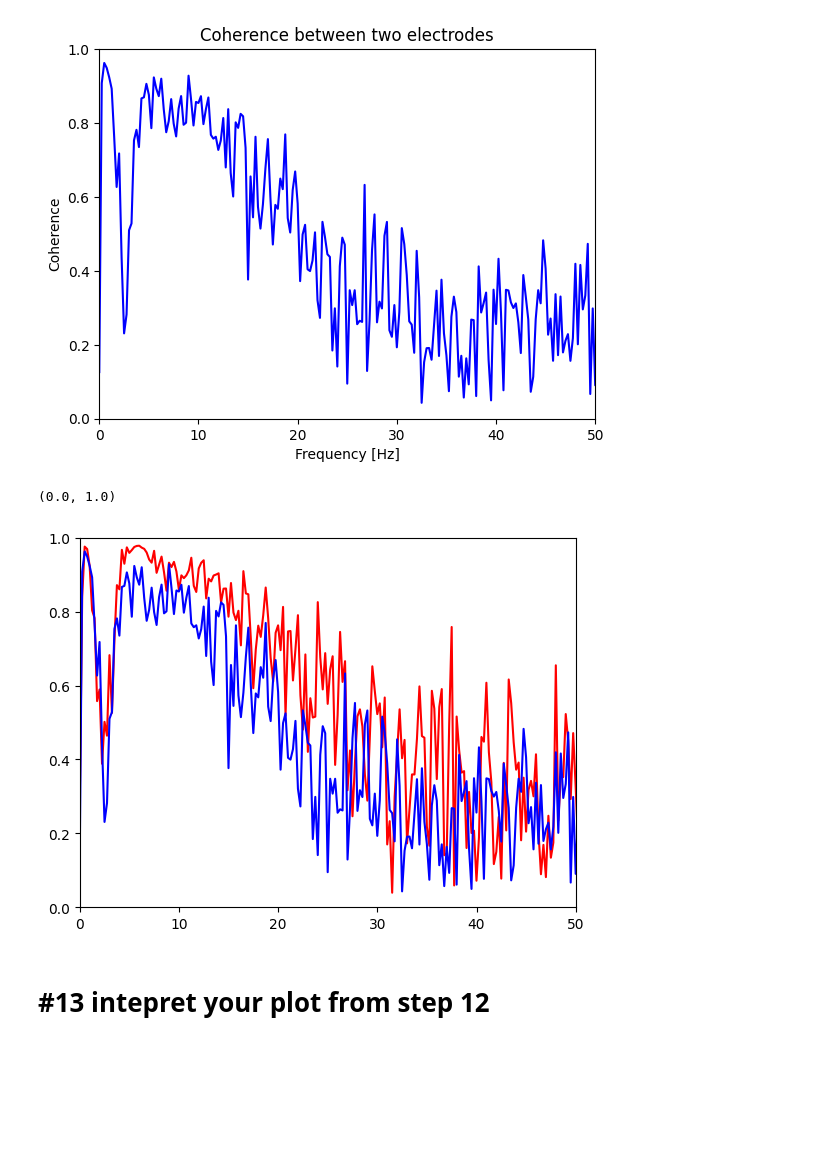
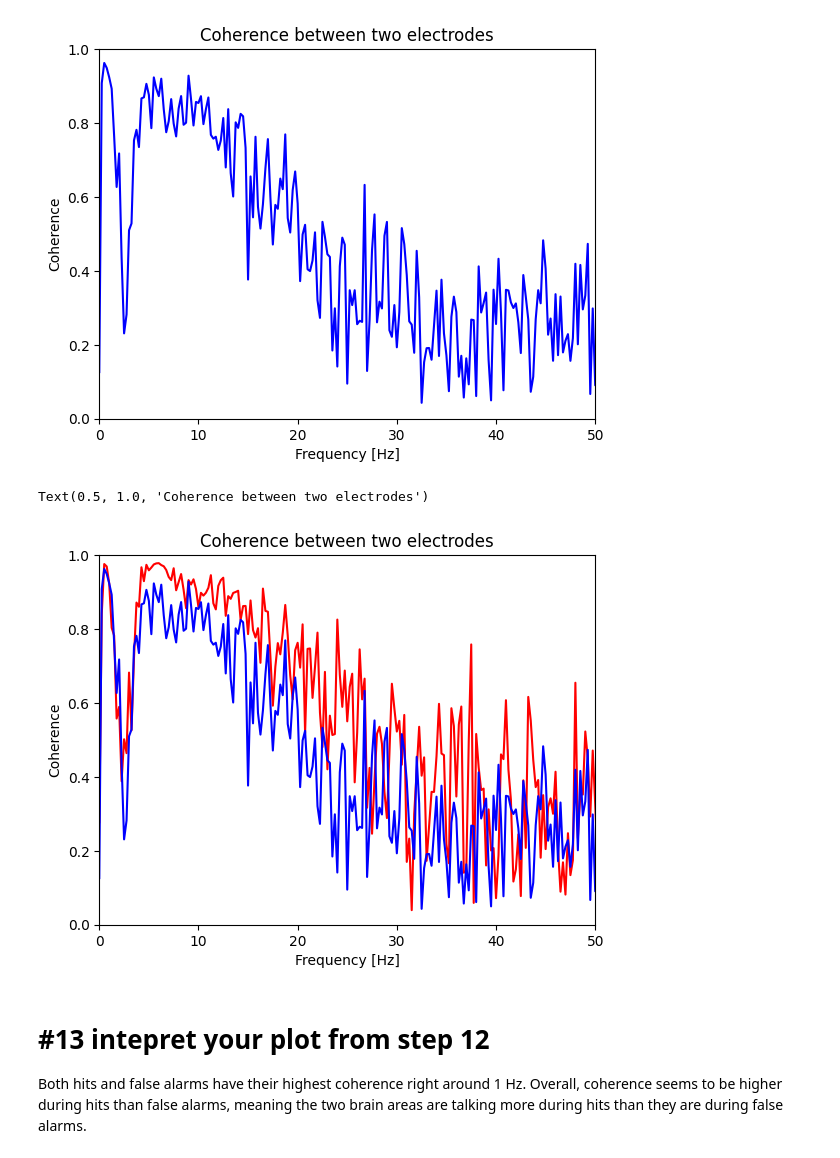
Before and after one commit to meghaninglis/Neural-Data, a Jupyter notebook: coding_homework_6.ipynb, the cells around one changed output. Drawn from its saved outputs; the diff is of its cells as text; code cells hidden in the pictures; blank space fills up the shorter version.

```diff
--- a/coding_homework_6.ipynb
+++ b/coding_homework_6.ipynb
@@ -174,11 +176,15 @@ Text(0.5, 1.0, 'Coherence between two electrodes')
 # %%
 #12 putting them on the same plot
 plt.plot(f,cohr, color = 'red')
 plt.plot(f,cohrfa, color = 'blue')
 plt.xlim([0, 50])
 plt.ylim([0, 1])
+plt.xlabel('Frequency [Hz]')
+plt.ylabel('Coherence')
+plt.title('Coherence between two electrodes')
 # %% [output]
-(0.0, 1.0)
+Text(0.5, 1.0, 'Coherence between two electrodes')
-[figure, old version]
+[figure, new version]
-# %% [markdown]
-# #13  intepret your plot from step 12
+# %% [markdown]
+# #13  intepret your plot from step 12
+Both hits and false alarms have their highest coherence right around 1 Hz.  Overall, coherence seems to be higher during hits than false alarms, meaning the two brain areas are talking more during hits than they are during false alarms.
```
Also changed, not shown: parts of 2 cells of this notebook.
